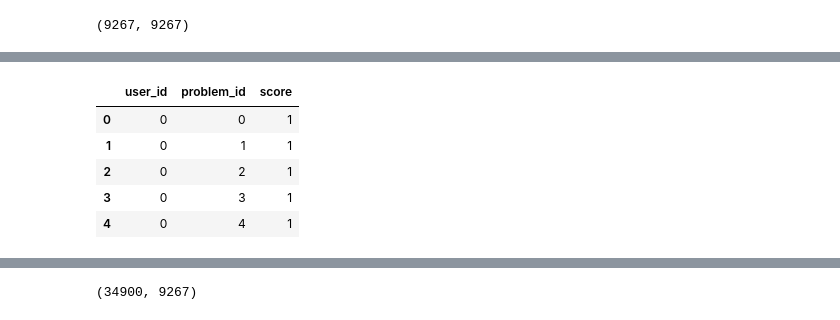
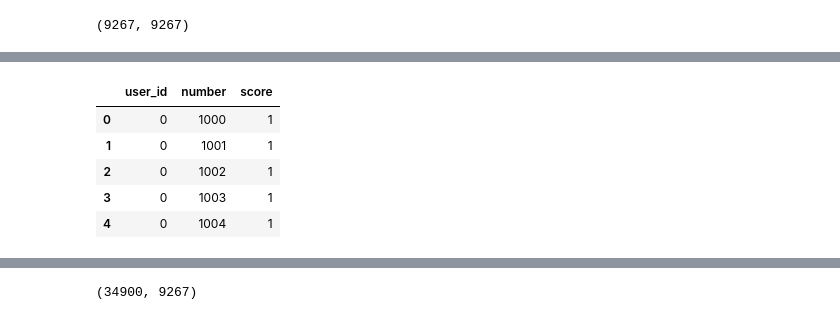
Before and after one commit to esun1903/Algoga, a Jupyter notebook: algorithm/recommedation.ipynb, the cells around one changed output, grey strips where cells are left out. Drawn from its saved outputs; the diff is of its cells as text; code cells hidden in the pictures.

```diff
--- a/algorithm/recommedation.ipynb
+++ b/algorithm/recommedation.ipynb
@@ -46,8 +47,8 @@ memory usage: 832.7+ KB
 # %%
-recommend_problem_df = pd.read_csv("final_data/recommend_problems.csv")
+ranker_problems = pd.read_csv("final_data/CSV/ranker_problems.csv")
 
-recommend_problem_df.info()
-recommend_problem_df.head()
+ranker_problems.info()
+ranker_problems.head()
 # %% [output]
 <class 'pandas.core.frame.DataFrame'>
 RangeIndex: 6148089 entries, 0 to 6148088
@@ -86,7 +87,7 @@ len(recommend_problem_df['problem_id'].unique()), len(recommend_problem_df['numb
 # %% [output]
 (9267, 9267)
 # %%
-score_data = recommend_problem_df[['user_id', 'problem_id', 'score']]
+score_data = ranker_problems[['user_id', 'number', 'score']]
 
 score_data.info()
 score_data.head()
@@ -100,9 +101,9 @@ score         int64
 dtypes: int64(3)
 memory usage: 140.7 MB
-|  | user_id | problem_id | score |
-| 0 | 0 | 0 | 1 |
-| 1 | 0 | 1 | 1 |
-| 2 | 0 | 2 | 1 |
-| 3 | 0 | 3 | 1 |
-| 4 | 0 | 4 | 1 |
+|  | user_id | number | score |
+| 0 | 0 | 1000 | 1 |
+| 1 | 0 | 1001 | 1 |
+| 2 | 0 | 1002 | 1 |
+| 3 | 0 | 1003 | 1 |
+| 4 | 0 | 1004 | 1 |
 # %%
```
Also changed, not shown: parts of 18 cells of this notebook, 11 other files.
